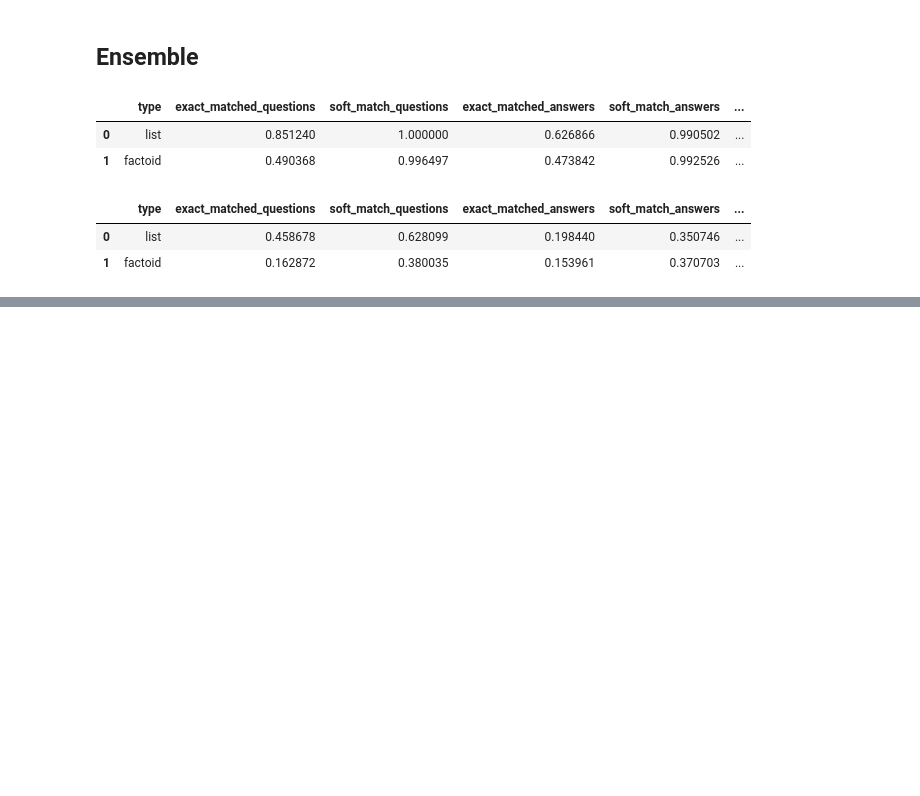
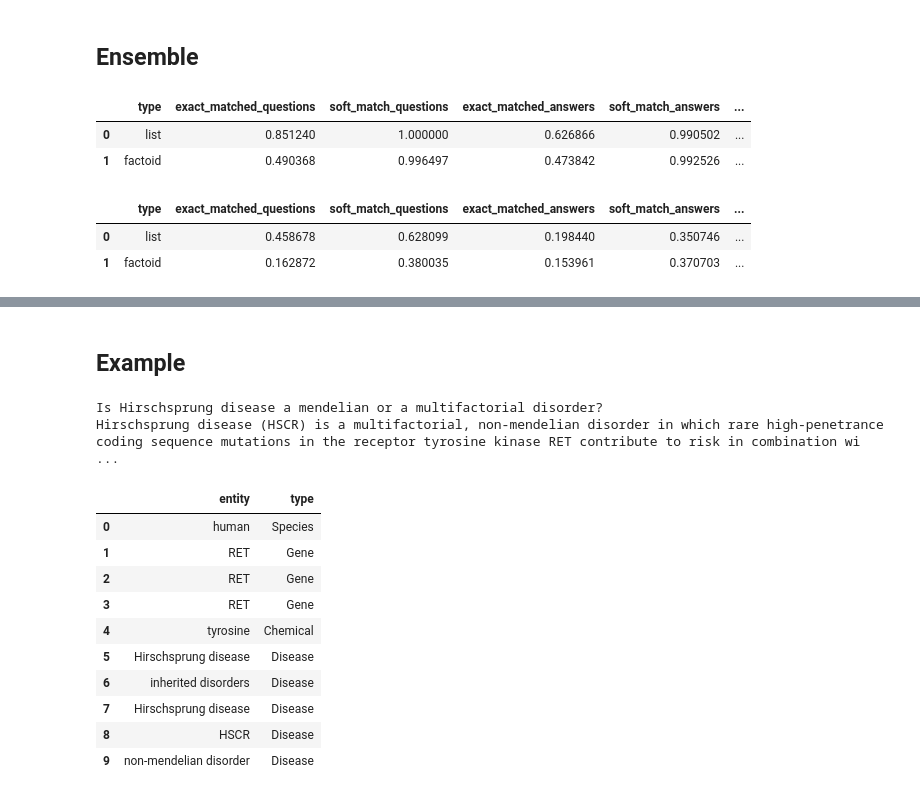
Before and after one commit to nitish-kulkarni/BioASQ-Question-Answering, a Jupyter notebook: NER Analysis.ipynb, the cells around one changed output, grey strips where cells are left out. Drawn from its saved outputs; the diff is of its cells as text; code cells hidden in the pictures; blank space fills up the shorter version.

```diff
--- a/NER Analysis.ipynb
+++ b/NER Analysis.ipynb
@@ -142,0 +134,39 @@ lingpipe_results.head()
+# %% [markdown]
+## Example
+# %%
+from ner.lingpipe import NER_tagger_multiple
+from ner import evaluator, pubtator
+
+qid = 0
+
+questions = data.questions
+doc_ids = [i.doc_id for i in questions[qid].documents]
+docs = [i.text for i in questions[qid].documents]
+snippets = [i.text for i in questions[qid].snippets]
+
+taggers = {
+    'pubtator': pubtator.get_bio_concepts_multiple,
+    'lingpipe': NER_tagger_multiple,
+    'gramcnn': evaluate_sentence
+}
+
+tagger = 'pubtator'
+# tags = list(np.concatenate([taggers[tagger](doc_ids[0], i) for i in snippets]))
+tags = taggers[tagger](doc_ids, snippets)
+print questions[qid].question
+print '. '.join(snippets)
+pd.DataFrame(tags).head(10)
+# %% [output]
+Is Hirschsprung disease a mendelian or a multifactorial disorder?
+Hirschsprung disease (HSCR) is a multifactorial, non-mendelian disorder in which rare high-penetrance coding sequence mutations in the receptor tyrosine kinase RET contribute to risk in combination wi ...
+|  | entity | type |
+| 0 | human | Species |
+| 1 | RET | Gene |
+| 2 | RET | Gene |
+| 3 | RET | Gene |
+| 4 | tyrosine | Chemical |
+| 5 | Hirschsprung disease | Disease |
+| 6 | inherited disorders | Disease |
+| 7 | Hirschsprung disease | Disease |
+| 8 | HSCR | Disease |
+| 9 | non-mendelian disorder | Disease |
```
Also changed, not shown: parts of 1 cell of this notebook, 1 other file.
